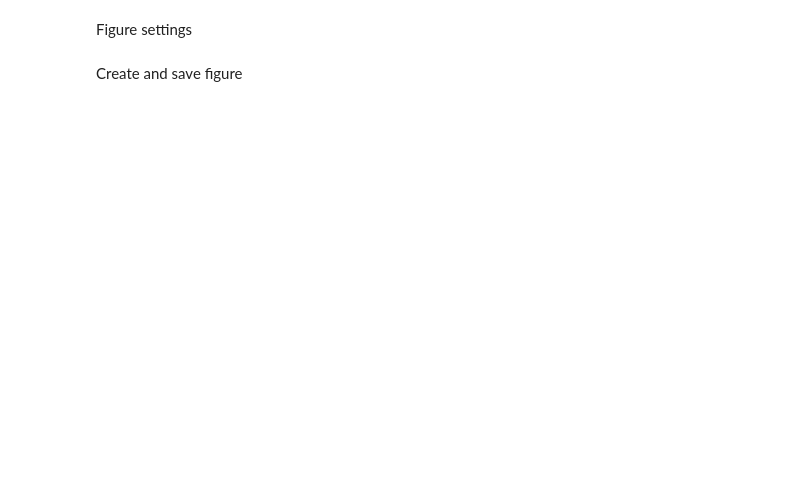
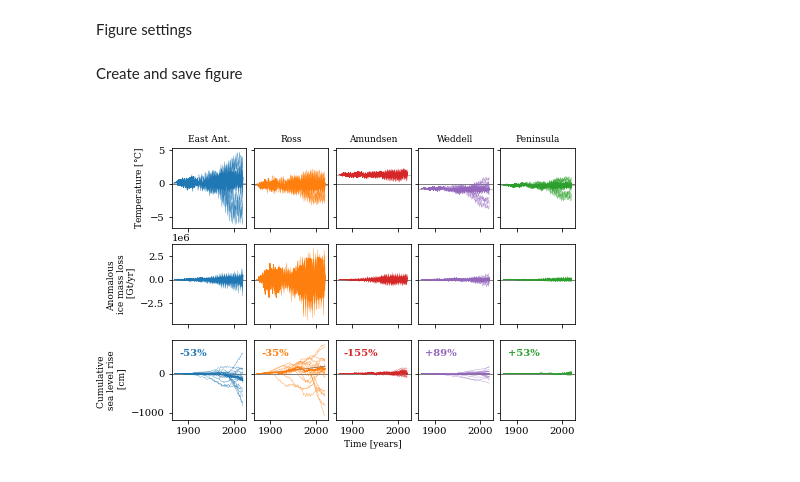
Before and after one commit to erwinlambert/feedback, a Jupyter notebook: notebooks/Draftplot_single_ensemble.ipynb, the cells around one changed output. Drawn from its saved outputs; the diff is of its cells as text; code cells hidden in the pictures; blank space fills up the shorter version.

```diff
--- a/notebooks/Draftplot_single_ensemble.ipynb
+++ b/notebooks/Draftplot_single_ensemble.ipynb
@@ -30,11 +33,18 @@ year0 = 1871
 
 #Choose ensemble member
 #ism = 'ISSM_UCI'
-ism = 'IMAU_UU'
-#ism = 'PISM_PIK'
+#ism = 'GRIS_LSC'
+#ism = 'IMAU_UU'
+ism = 'PISM_PIK'
+#ism = 'PISM_DMI'
+#ism = 'FETI_ULB'
+#ism = 'CISM_NCA'
 #esm = 'NorESM2-MM'
-esm = 'EC-Earth3'
-#esm = 'ACCESS-CM2'
+#esm = 'EC-Earth3'
+esm = 'ACCESS-CM2'
+#esm = 'CanESM5'
+#esm = 'CAS-ESM2-0'
+#esm = 'CAMS-CSM1-0'
 #esm = 'MIROC6'
 ssp = '245'
 # %% [markdown]
@@ -49,5 +59,7 @@ ad.gather(update=False)
 
 #Compute iteration of ensemble member
 ens = EnsembleMember(ad,ism=ism,esm=esm,ssp=ssp,year0=year0)
+ens.niter = 40
+ens.verbose=True
 ens.usefanom = True
-ens.iterate()
+ens.iterate()#gamma=5.05)
@@ -64,33 +94,37 @@ Create and save figure
 # %%
 fig,ax = plt.subplots(3,5,sharex=True,sharey='row',figsize=(7,5))
 
 #Choose variables to plot
-varbs = [ens.TMP,np.diff(ens.IML,axis=1,prepend=0),100*ens.SLR]
+varbs = [ens.TMP,ens.IML,100*ens.SLR]
 
 for b,bas in enumerate(ens.basin.values):
     for v,var in enumerate(varbs):
         dax = ax[v,b]
         #Add reference lines
         if v==0:
             dax.axhline(ens.tref[b],0,1,c='.5',lw=.5)
         dax.axhline(0,0,1,c='k',lw=.5)
 
         #First iteration in grey
-        dax.plot(ens.time,var[0,:,b],c='.5')
+        dax.plot(ens.time,var[0,:,b],c='.5',lw=1)
 
         #Next iterations
         for n in range(1,ens.TMP.shape[0]):
-            dax.plot(ens.time,var[n,:,b],c=ad.bcol[bas])
+            dax.plot(ens.time,var[n,:,b],c=ad.bcol[bas],lw=.3)
+        dax.plot(ens.time,var[-1,:,b],c=ad.bcol[bas],lw=1)
         if v>1:
             dax.text(.1,.8,f"{100*((var[-1,-1,b]-var[-1,0,b])-(var[0,-1,b]-var[0,0,b]))/np.abs(var[0,-1,b]-var[0,0,b]):+.0f}%",transform=dax.transAxes,weight='bold',c=ad.bcol[bas])
 
     ax[0,b].set_title(bas)
 
 ax[-1,2].set_xlabel('Time [years]')
 ax[0,0].set_ylabel(r'Temperature [$\degree$C]')
 #ax[1,0].set_ylabel('Basal melt \n anomaly \n [m/yr]')
 ax[1,0].set_ylabel('Anomalous \n ice mass loss \n [Gt/yr]')
 ax[2,0].set_ylabel('Cumulative \n sea level rise \n [cm]')
+#ax[2,2].set_ylim([0,1])
 
 plt.savefig(savename)
 plt.show()
+# %% [output]
+[figure, added]
```
Also changed, not shown: parts of 2 cells of this notebook, 11 other files.
